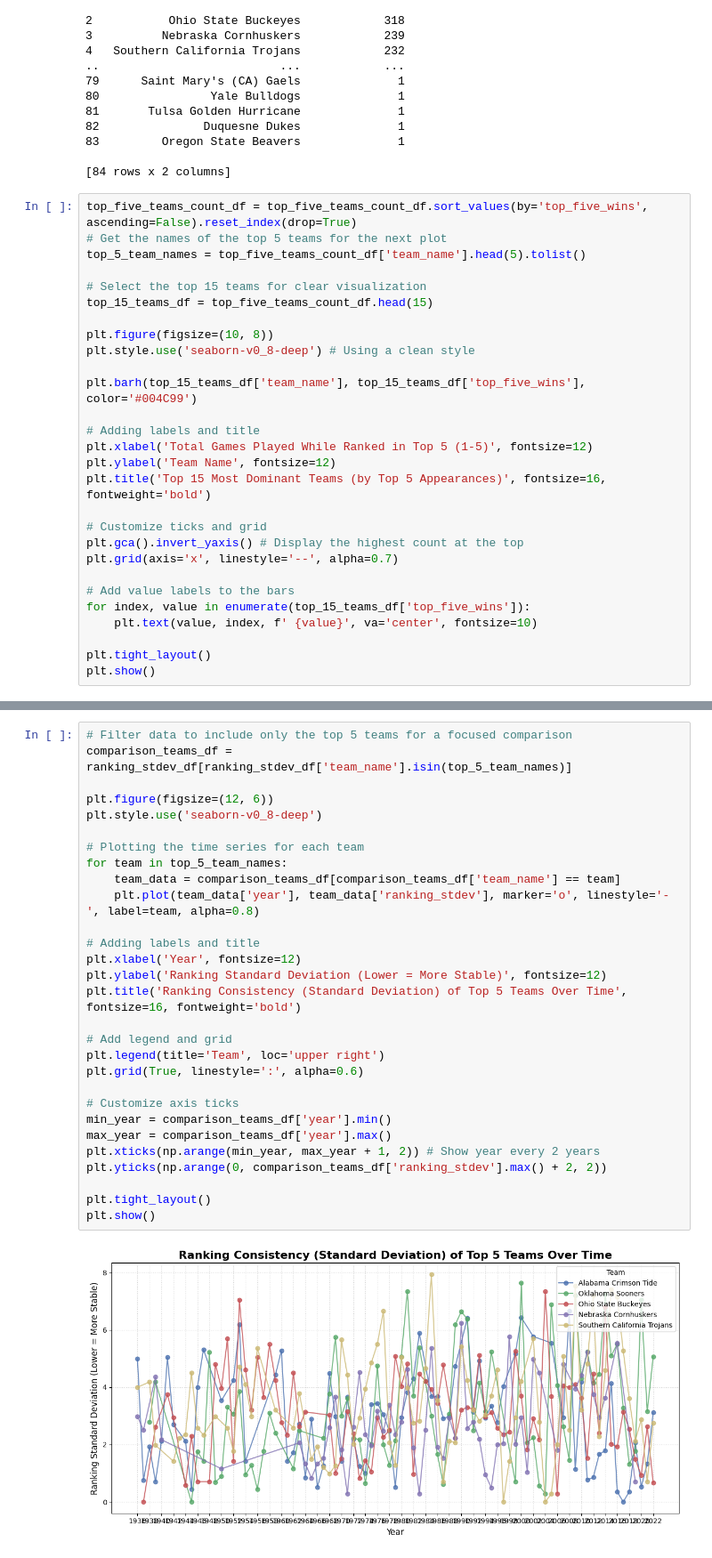
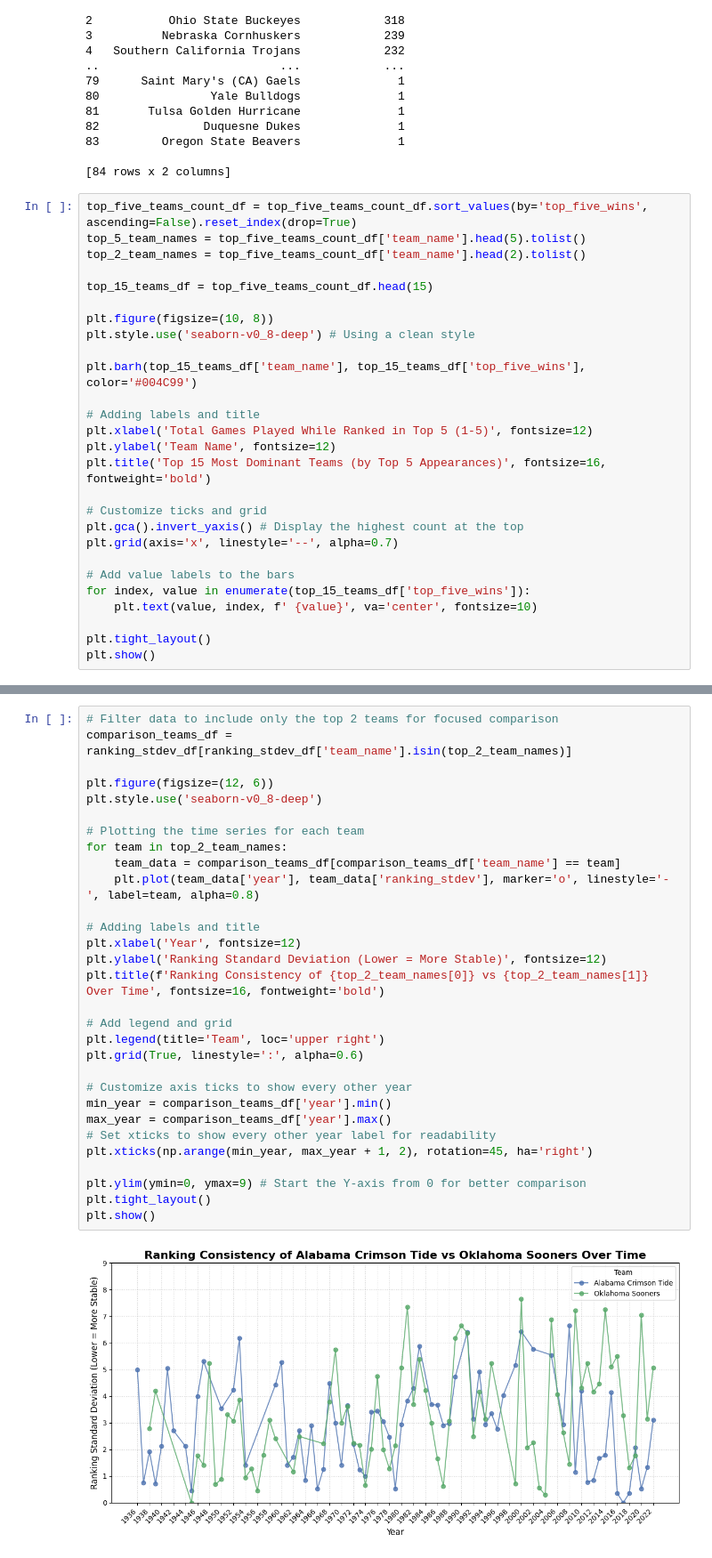
Before and after one commit to 110325-Data-Foundations/Week4ProjectGroup1, a Jupyter notebook: data_analysis.ipynb, the cells around one changed output, grey strips where cells are left out. Shown: that part at 89% size. Drawn from its saved outputs; the diff is of its cells as text.

Commit message:
Added changes visuals to be more readable

```diff
--- a/data_analysis.ipynb
+++ b/data_analysis.ipynb
@@ -112,10 +112,9 @@ print(top_five_teams_count_df)
 [84 rows x 2 columns]
 # %%
 top_five_teams_count_df = top_five_teams_count_df.sort_values(by='top_five_wins', ascending=False).reset_index(drop=True)
-# Get the names of the top 5 teams for the next plot
 top_5_team_names = top_five_teams_count_df['team_name'].head(5).tolist()
+top_2_team_names = top_five_teams_count_df['team_name'].head(2).tolist()
 
-# Select the top 15 teams for clear visualization
 top_15_teams_df = top_five_teams_count_df.head(15)
 
 plt.figure(figsize=(10, 8))
@@ -141,33 +140,34 @@ plt.show()
 # %% [output]
 [figure]
 # %%
-# Filter data to include only the top 5 teams for a focused comparison
-comparison_teams_df = ranking_stdev_df[ranking_stdev_df['team_name'].isin(top_5_team_names)]
+# Filter data to include only the top 2 teams for focused comparison
+comparison_teams_df = ranking_stdev_df[ranking_stdev_df['team_name'].isin(top_2_team_names)]
 
 plt.figure(figsize=(12, 6))
 plt.style.use('seaborn-v0_8-deep')
 
 # Plotting the time series for each team
-for team in top_5_team_names:
+for team in top_2_team_names:
     team_data = comparison_teams_df[comparison_teams_df['team_name'] == team]
     plt.plot(team_data['year'], team_data['ranking_stdev'], marker='o', linestyle='-', label=team, alpha=0.8)
 
 # Adding labels and title
 plt.xlabel('Year', fontsize=12)
 plt.ylabel('Ranking Standard Deviation (Lower = More Stable)', fontsize=12)
-plt.title('Ranking Consistency (Standard Deviation) of Top 5 Teams Over Time', fontsize=16, fontweight='bold')
+plt.title(f'Ranking Consistency of {top_2_team_names[0]} vs {top_2_team_names[1]} Over Time', fontsize=16, fontweight='bold')
 
 # Add legend and grid
 plt.legend(title='Team', loc='upper right')
 plt.grid(True, linestyle=':', alpha=0.6)
 
-# Customize axis ticks
+# Customize axis ticks to show every other year
 min_year = comparison_teams_df['year'].min()
 max_year = comparison_teams_df['year'].max()
-plt.xticks(np.arange(min_year, max_year + 1, 2)) # Show year every 2 years
-plt.yticks(np.arange(0, comparison_teams_df['ranking_stdev'].max() + 2, 2))
+# Set xticks to show every other year label for readability
+plt.xticks(np.arange(min_year, max_year + 1, 2), rotation=45, ha='right')
 
+plt.ylim(ymin=0, ymax=9) # Start the Y-axis from 0 for better comparison
 plt.tight_layout()
 plt.show()
 # %% [output]
-[figure, old version]
+[figure, new version]
```
Also changed, not shown: 1 other file.
